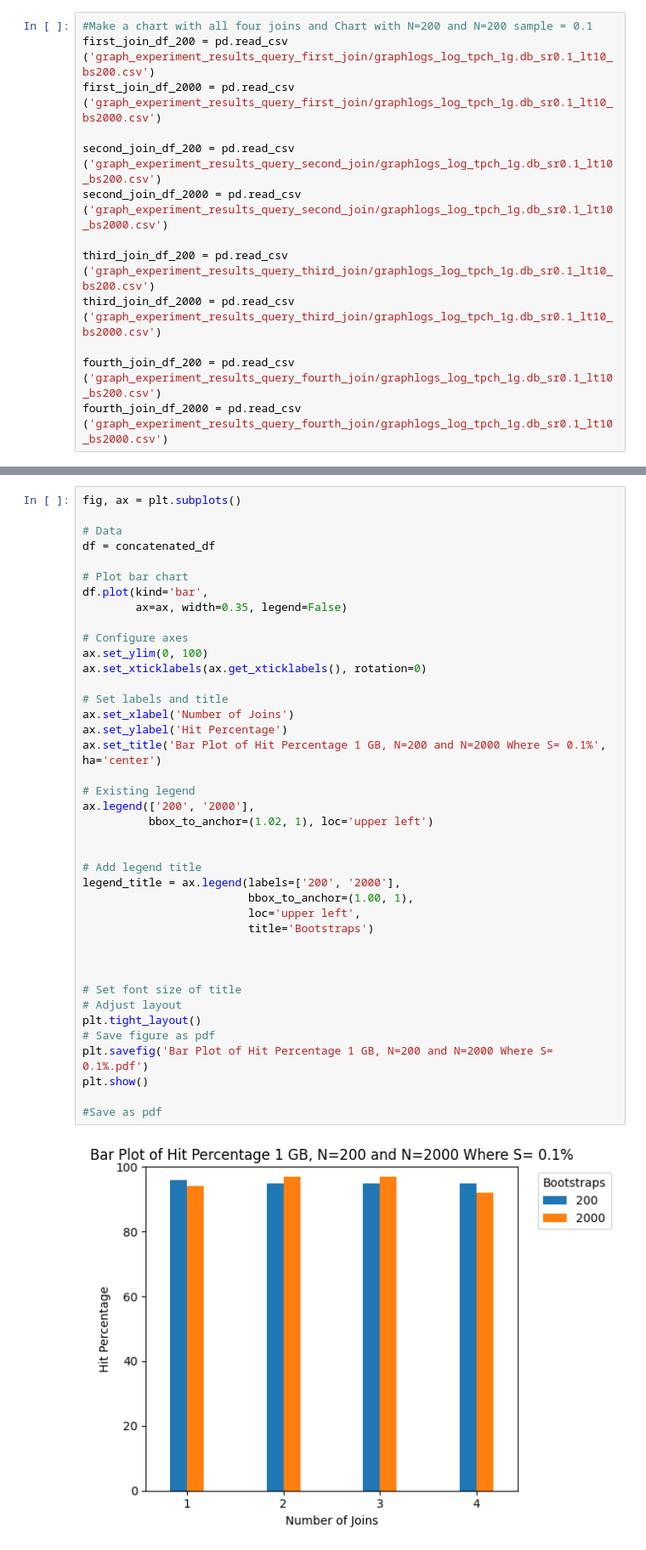
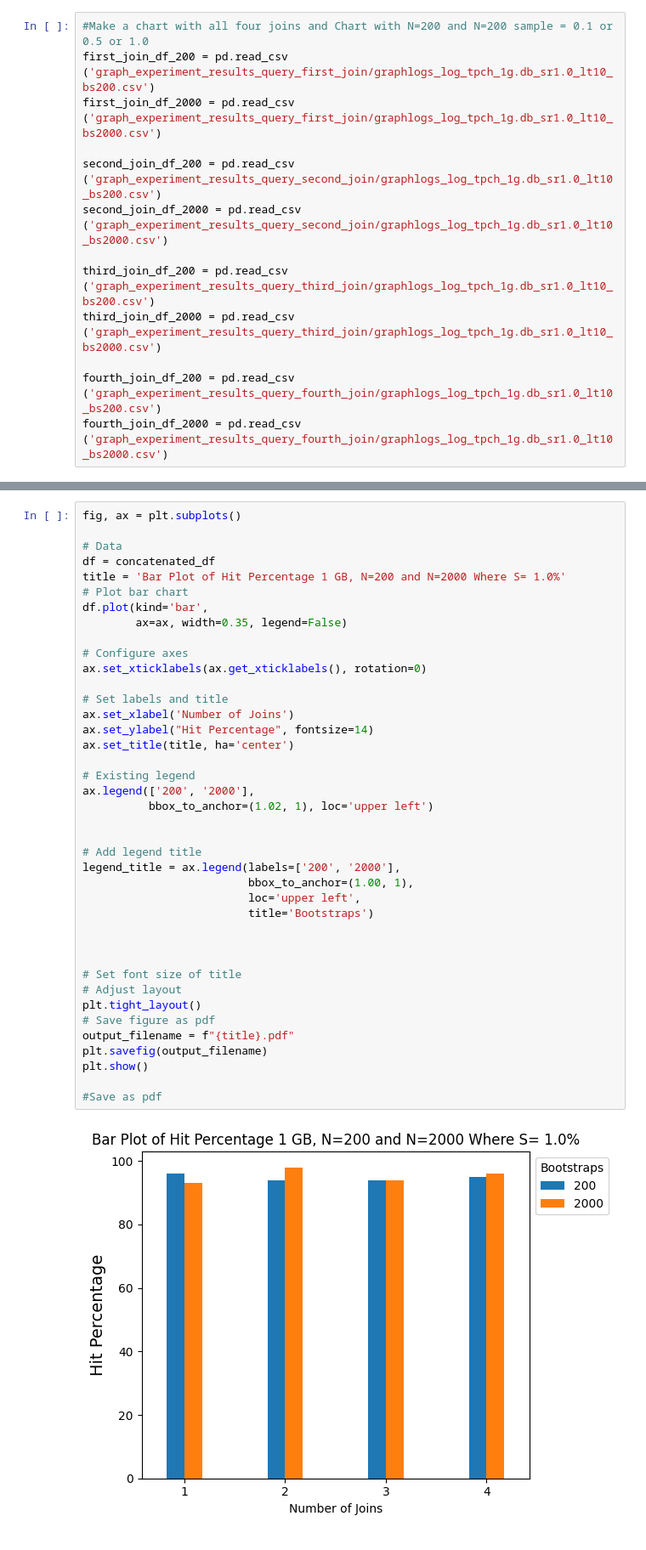
Before and after one commit to smaharjan02/bootstrapCS2, a Jupyter notebook: src/graph_experiments/graphdraw.ipynb, the cells around one changed output, grey strips where cells are left out. Shown: that part at 85% size. Saved outputs shown, nothing was run; the diff lists cells and outputs as text.

Commit message:
New bar graphs

```diff
--- a/src/graph_experiments/graphdraw.ipynb
+++ b/src/graph_experiments/graphdraw.ipynb
@@ -500,18 +500,18 @@ Query Number
 10                      0.98           100.0       47.18            0.99
 [figure]
 # %%
-#Make a chart with all four joins and Chart with N=200 and N=200 sample = 0.1
-first_join_df_200 = pd.read_csv ('graph_experiment_results_query_first_join/graphlogs_log_tpch_1g.db_sr0.1_lt10_bs200.csv')
-first_join_df_2000 = pd.read_csv ('graph_experiment_results_query_first_join/graphlogs_log_tpch_1g.db_sr0.1_lt10_bs2000.csv')
+#Make a chart with all four joins and Chart with N=200 and N=200 sample = 0.1 or 0.5 or 1.0
+first_join_df_200 = pd.read_csv ('graph_experiment_results_query_first_join/graphlogs_log_tpch_1g.db_sr1.0_lt10_bs200.csv')
+first_join_df_2000 = pd.read_csv ('graph_experiment_results_query_first_join/graphlogs_log_tpch_1g.db_sr1.0_lt10_bs2000.csv')
 
-second_join_df_200 = pd.read_csv ('graph_experiment_results_query_second_join/graphlogs_log_tpch_1g.db_sr0.1_lt10_bs200.csv')
-second_join_df_2000 = pd.read_csv ('graph_experiment_results_query_second_join/graphlogs_log_tpch_1g.db_sr0.1_lt10_bs2000.csv')
+second_join_df_200 = pd.read_csv ('graph_experiment_results_query_second_join/graphlogs_log_tpch_1g.db_sr1.0_lt10_bs200.csv')
+second_join_df_2000 = pd.read_csv ('graph_experiment_results_query_second_join/graphlogs_log_tpch_1g.db_sr1.0_lt10_bs2000.csv')
 
-third_join_df_200 = pd.read_csv ('graph_experiment_results_query_third_join/graphlogs_log_tpch_1g.db_sr0.1_lt10_bs200.csv')
-third_join_df_2000 = pd.read_csv ('graph_experiment_results_query_third_join/graphlogs_log_tpch_1g.db_sr0.1_lt10_bs2000.csv')
+third_join_df_200 = pd.read_csv ('graph_experiment_results_query_third_join/graphlogs_log_tpch_1g.db_sr1.0_lt10_bs200.csv')
+third_join_df_2000 = pd.read_csv ('graph_experiment_results_query_third_join/graphlogs_log_tpch_1g.db_sr1.0_lt10_bs2000.csv')
 
-fourth_join_df_200 = pd.read_csv ('graph_experiment_results_query_fourth_join/graphlogs_log_tpch_1g.db_sr0.1_lt10_bs200.csv')
-fourth_join_df_2000 = pd.read_csv ('graph_experiment_results_query_fourth_join/graphlogs_log_tpch_1g.db_sr0.1_lt10_bs2000.csv')
+fourth_join_df_200 = pd.read_csv ('graph_experiment_results_query_fourth_join/graphlogs_log_tpch_1g.db_sr1.0_lt10_bs200.csv')
+fourth_join_df_2000 = pd.read_csv ('graph_experiment_results_query_fourth_join/graphlogs_log_tpch_1g.db_sr1.0_lt10_bs2000.csv')
 # %%
 #plot the data
 # Data for N=200
@@ -552,40 +550,40 @@ fig, ax = plt.subplots()
 
 # Data
 df = concatenated_df
-
+title = 'Bar Plot of Hit Percentage 1 GB, N=200 and N=2000 Where S= 1.0%'
 # Plot bar chart
 df.plot(kind='bar',
         ax=ax, width=0.35, legend=False)
 
 # Configure axes
-ax.set_ylim(0, 100)
 ax.set_xticklabels(ax.get_xticklabels(), rotation=0)
 
 # Set labels and title
 ax.set_xlabel('Number of Joins')
-ax.set_ylabel('Hit Percentage')
-ax.set_title('Bar Plot of Hit Percentage 1 GB, N=200 and N=2000 Where S= 0.1%', ha='center')
+ax.set_ylabel("Hit Percentage", fontsize=14)
+ax.set_title(title, ha='center')
 
 # Existing legend
 ax.legend(['200', '2000'],
           bbox_to_anchor=(1.02, 1), loc='upper left')
 
 
 # Add legend title
 legend_title = ax.legend(labels=['200', '2000'],
                          bbox_to_anchor=(1.00, 1),
                          loc='upper left',
                          title='Bootstraps')
 
 
 
 # Set font size of title
 # Adjust layout
 plt.tight_layout()
 # Save figure as pdf
-plt.savefig('Bar Plot of Hit Percentage 1 GB, N=200 and N=2000 Where S= 0.1%.pdf')
+output_filename = f"{title}.pdf"
+plt.savefig(output_filename)
 plt.show()
 
 #Save as pdf
 # %% [output]
-[figure, old version]
+[figure, new version]
```
Also changed, not shown: parts of 7 cells of this notebook, 13 other files.
